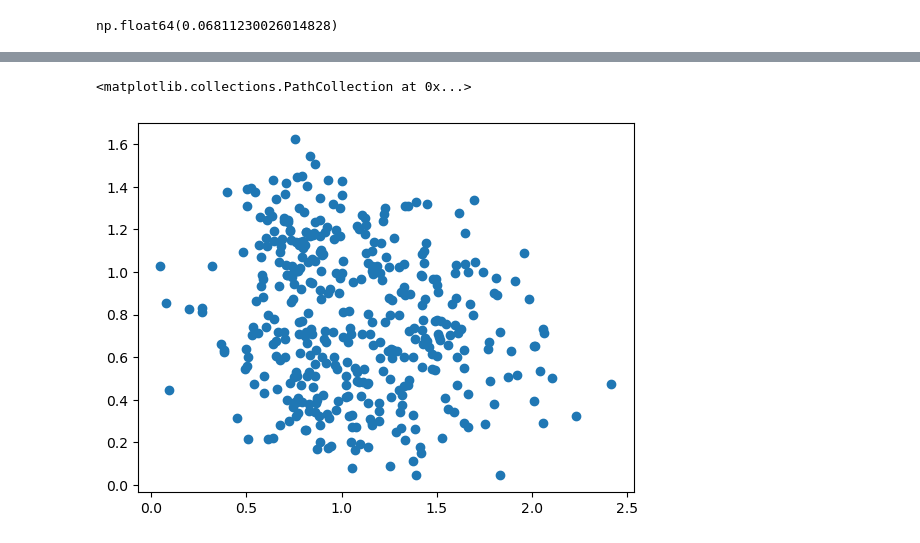
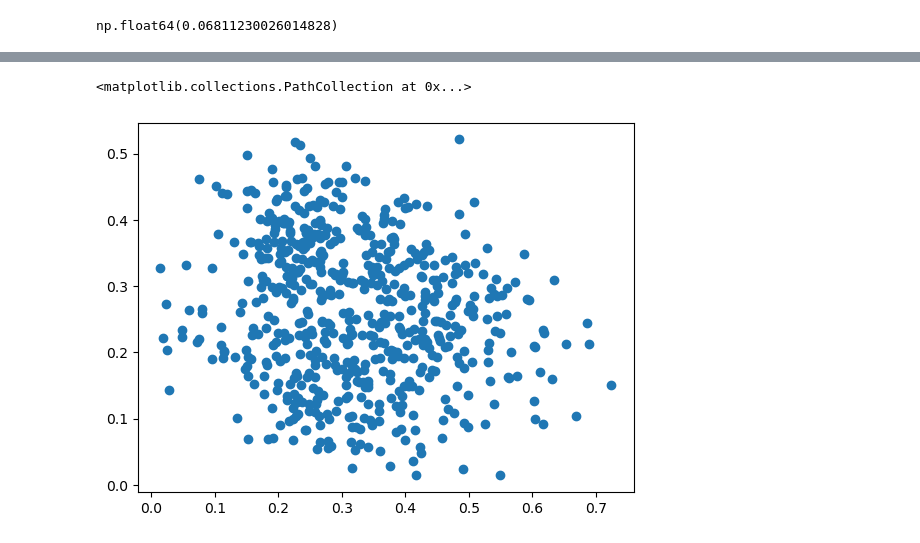
Before and after one commit to smartinezg2018/MCP, a Jupyter notebook: notebook.ipynb, the cells around one changed output, grey strips where cells are left out. Saved outputs shown, nothing was run; the diff lists cells and outputs as text; code cells hidden in the pictures.

```diff
--- a/notebook.ipynb
+++ b/notebook.ipynb
@@ -100,6 +95,9 @@ LinearRegression()
+# %%
+x_training = x_training/max(x_training)
+y_training = y_training/max(y_training)
 # %%
 import matplotlib.pyplot as plt
-plt.scatter(x_training[200:600],y_training[200:600])
+plt.scatter(x_training[0:600],y_training[0:600])
 # %% [output]
 <matplotlib.collections.PathCollection at 0x...>
-[figure, old version]
+[figure, new version]
```
Also changed, not shown: parts of 1 cell of this notebook.
